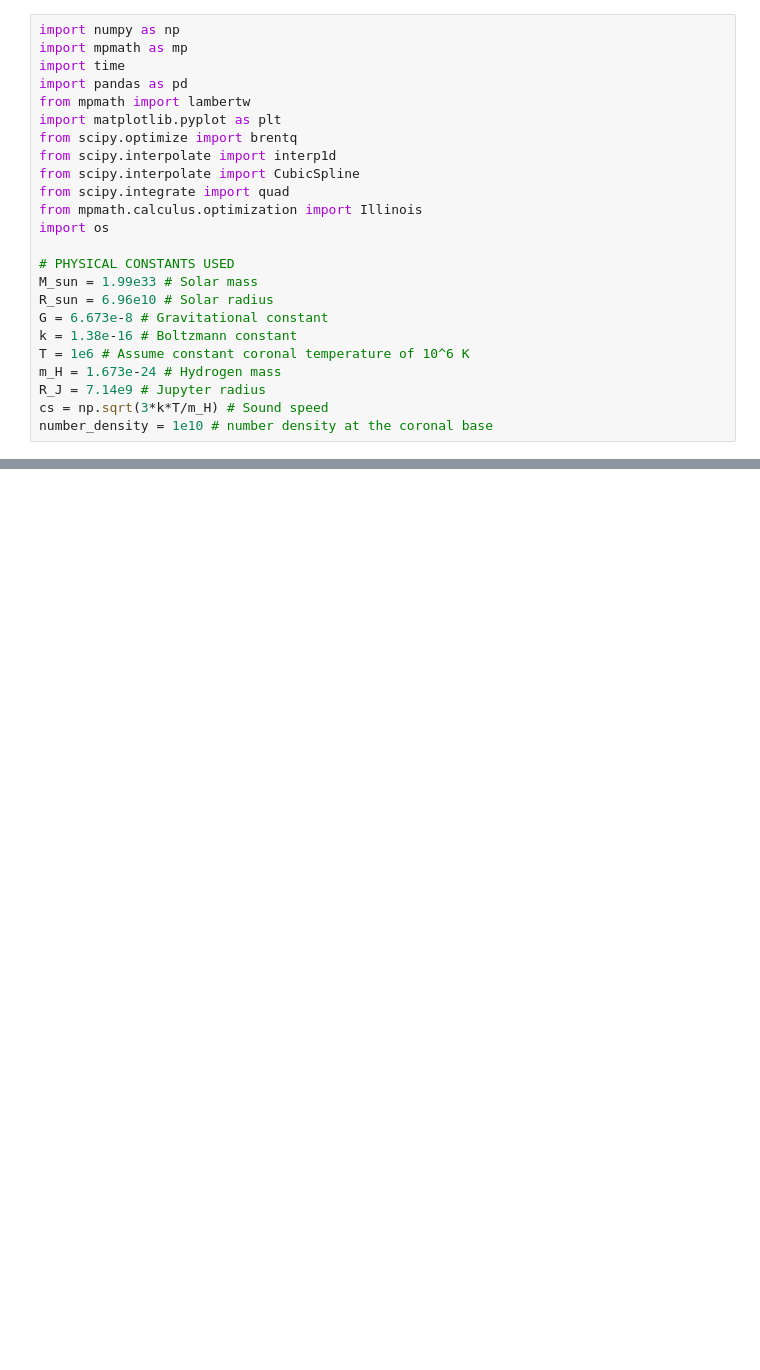
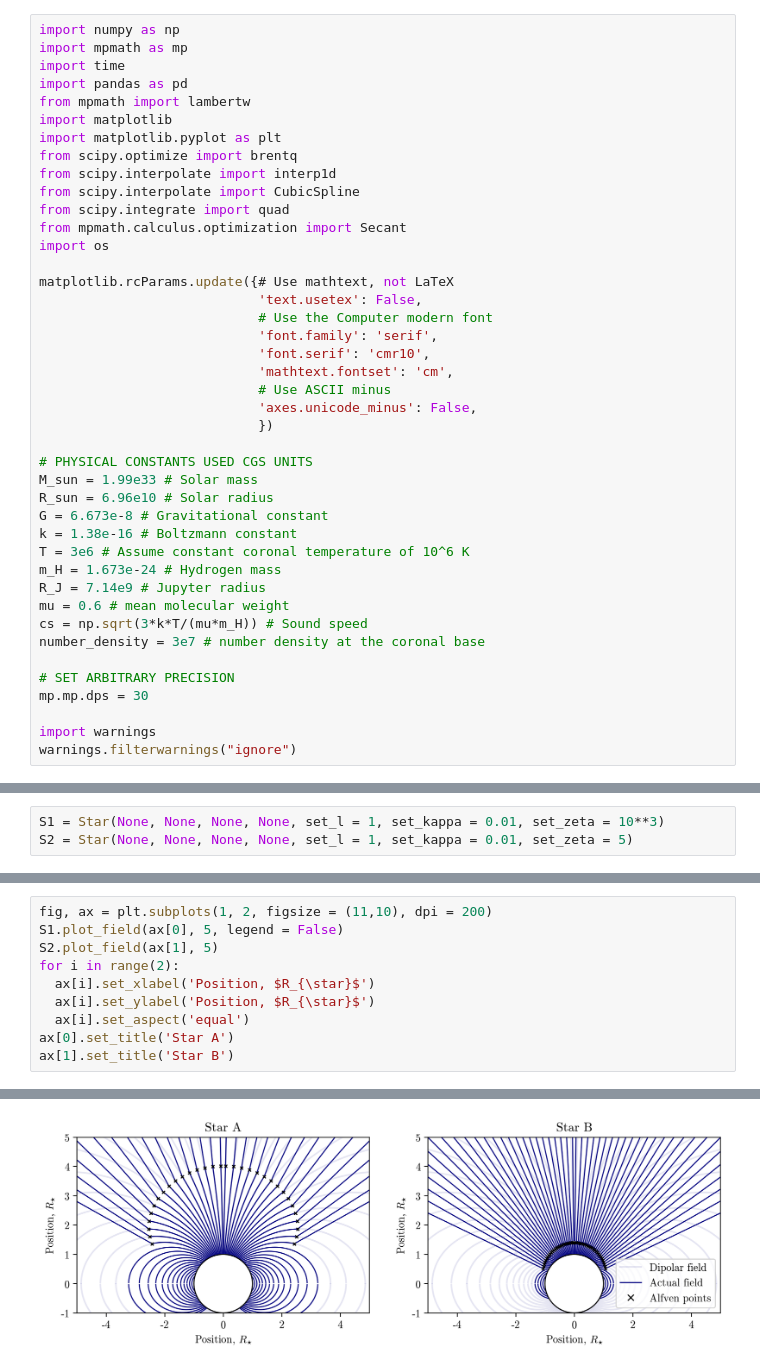
Before and after one commit to astrovarv/rotation_evolution, a Jupyter notebook: Demo.ipynb, the cells around one changed output, grey strips where cells are left out. Drawn from its saved outputs; the diff is of its cells as text; blank space fills up the shorter version.

```diff
--- a/Demo.ipynb
+++ b/Demo.ipynb
@@ -12,22 +9,40 @@ import mpmath as mp
 import time
 import pandas as pd
 from mpmath import lambertw
+import matplotlib
 import matplotlib.pyplot as plt
 from scipy.optimize import brentq
 from scipy.interpolate import interp1d
 from scipy.interpolate import CubicSpline
 from scipy.integrate import quad
-from mpmath.calculus.optimization import Illinois
+from mpmath.calculus.optimization import Secant
 import os
 
-# PHYSICAL CONSTANTS USED
+matplotlib.rcParams.update({# Use mathtext, not LaTeX
+                            'text.usetex': False,
+                            # Use the Computer modern font
+                            'font.family': 'serif',
+                            'font.serif': 'cmr10',
+                            'mathtext.fontset': 'cm',
+                            # Use ASCII minus
+                            'axes.unicode_minus': False,
+                            })
+
+# PHYSICAL CONSTANTS USED CGS UNITS
 M_sun = 1.99e33 # Solar mass
 R_sun = 6.96e10 # Solar radius
 G = 6.673e-8 # Gravitational constant
 k = 1.38e-16 # Boltzmann constant
-T = 1e6 # Assume constant coronal temperature of 10^6 K
+T = 3e6 # Assume constant coronal temperature of 10^6 K
 m_H = 1.673e-24 # Hydrogen mass
 R_J = 7.14e9 # Jupyter radius
-cs = np.sqrt(3*k*T/m_H) # Sound speed
-number_density = 1e10 # number density at the coronal base
+mu = 0.6 # mean molecular weight
+cs = np.sqrt(3*k*T/(mu*m_H)) # Sound speed
+number_density = 3e7 # number density at the coronal base
+
+# SET ARBITRARY PRECISION
+mp.mp.dps = 30
+
+import warnings
+warnings.filterwarnings("ignore")
 # %%
@@ -40,0 +85,3 @@ S = Star(0.5*M_sun, 1*R_sun, 5, 1000)
+# %%
+S1 = Star(None, None, None, None, set_l = 1, set_kappa = 0.01, set_zeta = 10**3)
+S2 = Star(None, None, None, None, set_l = 1, set_kappa = 0.01, set_zeta = 5)
@@ -40,0 +94,11 @@ S = Star(0.5*M_sun, 1*R_sun, 5, 1000)
+# %%
+fig, ax = plt.subplots(1, 2, figsize = (11,10), dpi = 200)
+S1.plot_field(ax[0], 5, legend = False)
+S2.plot_field(ax[1], 5)
+for i in range(2):
+  ax[i].set_xlabel('Position, $R_{\star}$')
+  ax[i].set_ylabel('Position, $R_{\star}$')
+  ax[i].set_aspect('equal')
+ax[0].set_title('Star A')
+ax[1].set_title('Star B')
+# %% [output]
@@ -40,0 +106 @@ S = Star(0.5*M_sun, 1*R_sun, 5, 1000)
+[figure, added]
```
Also changed, not shown: parts of 13 cells of this notebook.
